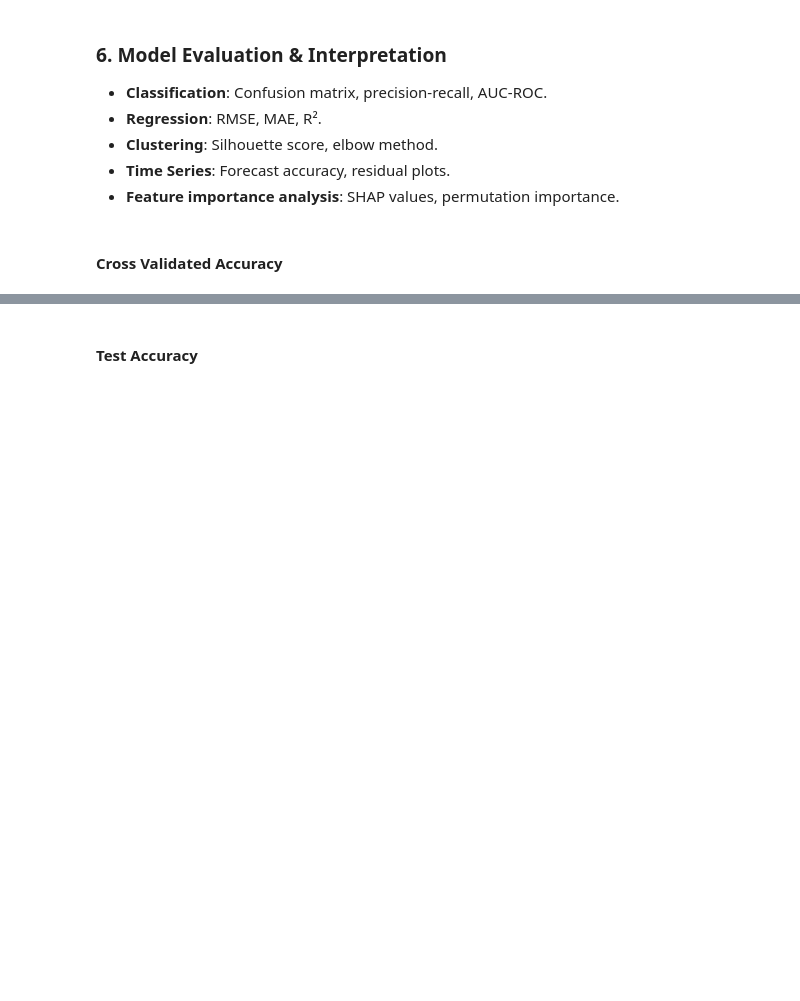
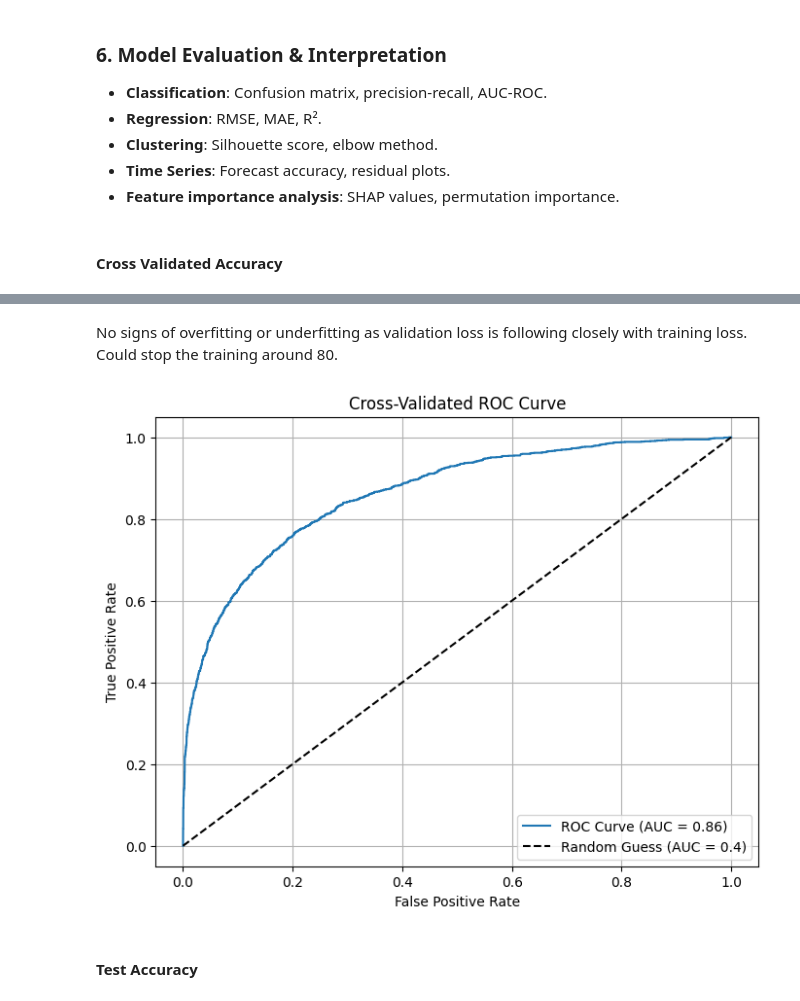
Before and after one commit to claytonshaw/bank_churn_api, a Jupyter notebook: bank_customer_churn.ipynb, the cells around one changed output, grey strips where cells are left out. Cells and saved outputs as stored; diff of their text form; code cells hidden in the pictures; blank space fills up the shorter version.

```diff
--- a/bank_customer_churn.ipynb
+++ b/bank_customer_churn.ipynb
@@ -480,3 +482,20 @@ plt.show()
+# %% [markdown]
+No signs of overfitting or underfitting as validation loss is following closely with training loss. Could stop the training around 80.
+# %%
+# ROC Curve
+fpr, tpr, thresholds = roc_curve(y_train, y_prob_cv)
+
+plt.figure(figsize=(8, 6))
+plt.plot(fpr, tpr, label=f"ROC Curve (AUC = {roc_auc:.2f})")
+plt.plot([0, 1], [0, 1], 'k--', label=f'Random Guess (AUC = {custom_threshold})')
+plt.xlabel("False Positive Rate")
+plt.ylabel("True Positive Rate")
+plt.title("Cross-Validated ROC Curve")
+plt.legend(loc="lower right")
+plt.grid(True)
+plt.show()
+# %% [output]
+[figure, added]
 # %% [markdown]
 #### Test Accuracy
 # %%
```
Also changed, not shown: parts of 12 cells of this notebook.
